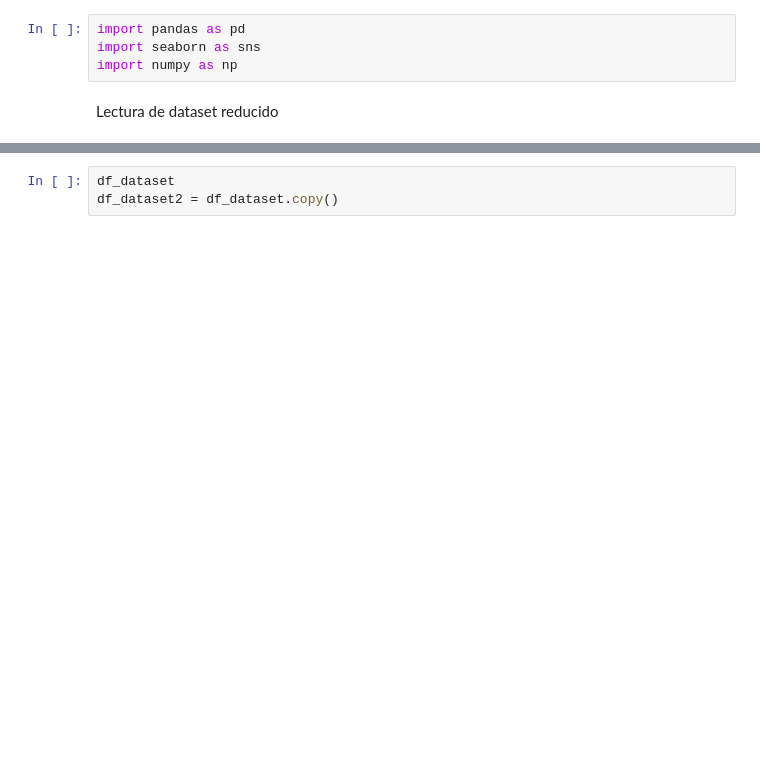
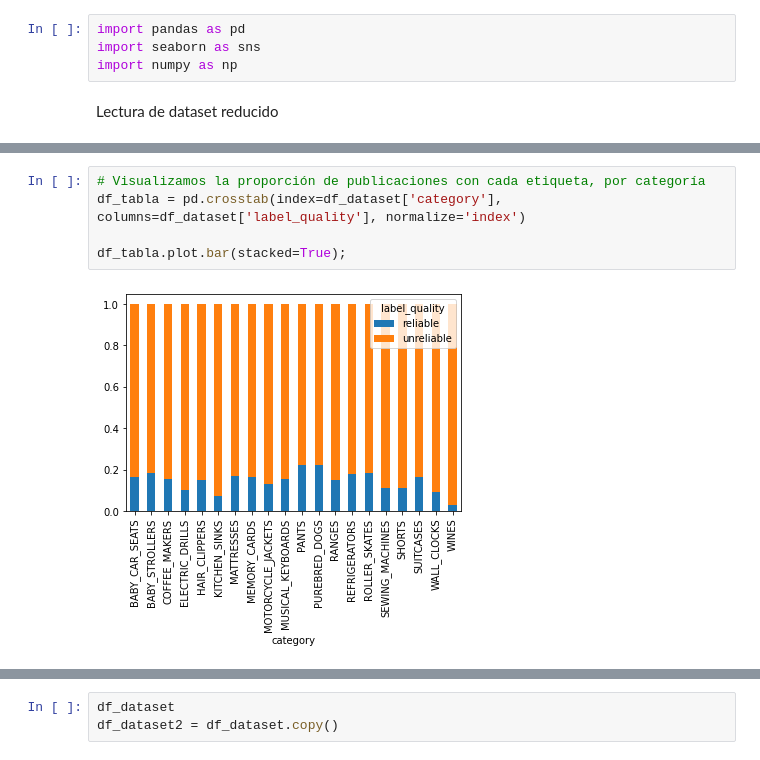
Before and after one commit to mgobbi289/DiploDatos, a Jupyter notebook: Mentoria/01-Analisis_y_Visualizacion.ipynb, the cells around one changed output, grey strips where cells are left out. Saved outputs shown, nothing was run; the diff lists cells and outputs as text; blank space fills up the shorter version.

```diff
--- a/Mentoria/01-Analisis_y_Visualizacion.ipynb
+++ b/Mentoria/01-Analisis_y_Visualizacion.ipynb
@@ -128,0 +317,7 @@ g = sns.catplot(x="PercentLanguage", y="category",
+# %%
+# Visualizamos la proporción de publicaciones con cada etiqueta, por categoría
+df_tabla = pd.crosstab(index=df_dataset['category'], columns=df_dataset['label_quality'], normalize='index')
+
+df_tabla.plot.bar(stacked=True);
+# %% [output]
+[figure, added]
```
Also changed, not shown: parts of 55 cells of this notebook, 1 other file.
